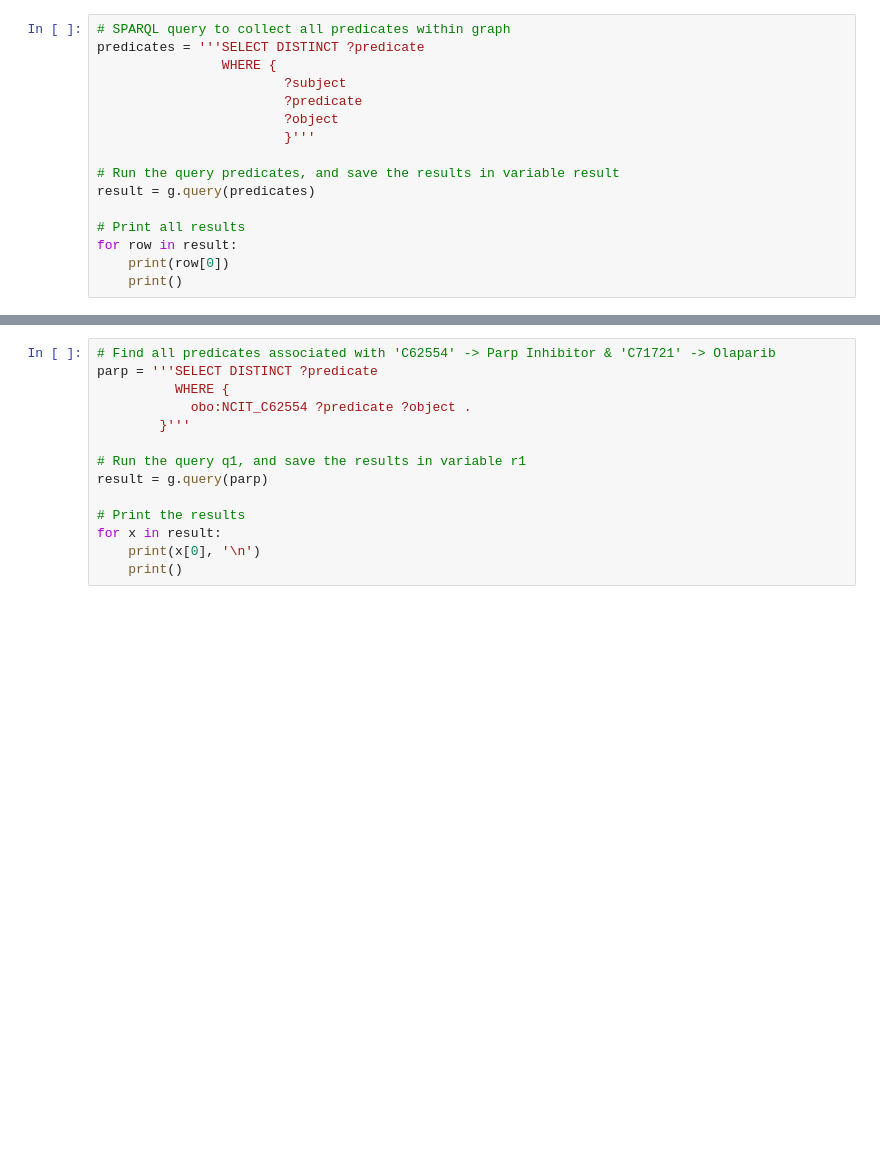
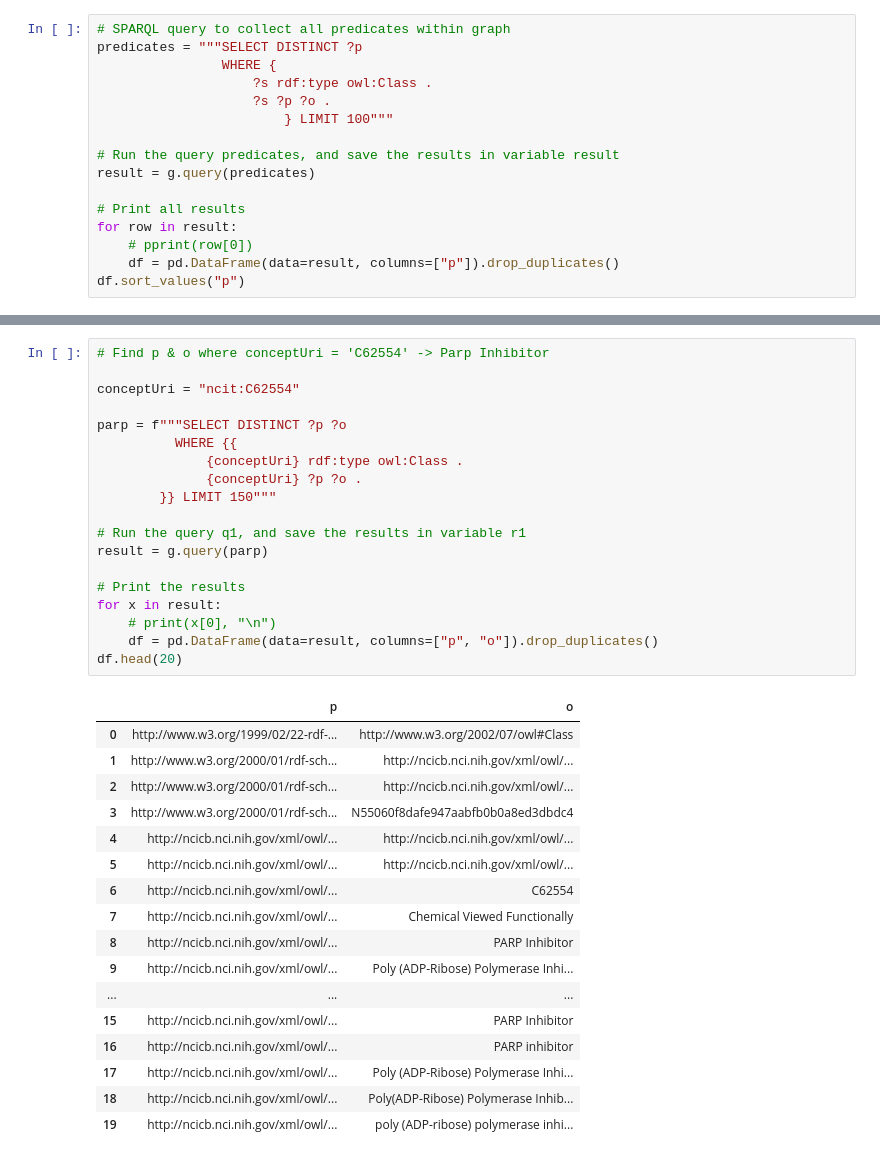
Before and after one commit to rcolinp/owl-obo-rdf-data-wrangle, a Jupyter notebook: parse_ncit_owl.ipynb, the cells around one changed output, grey strips where cells are left out. Cells and saved outputs as stored; diff of their text form; blank space fills up the shorter version.

```diff
--- a/parse_ncit_owl.ipynb
+++ b/parse_ncit_owl.ipynb
@@ -101,16 +207,16 @@ printtriples(g, 10)
 # %%
 # SPARQL query to collect all predicates within graph
-predicates = '''SELECT DISTINCT ?predicate
+predicates = """SELECT DISTINCT ?p
                 WHERE {
-                        ?subject
-                        ?predicate
-                        ?object
-                        }'''
+                    ?s rdf:type owl:Class .
+                    ?s ?p ?o .
+                        } LIMIT 100"""
 
 # Run the query predicates, and save the results in variable result
 result = g.query(predicates)
 
 # Print all results
 for row in result:
-    print(row[0])
-    print()
+    # pprint(row[0])
+    df = pd.DataFrame(data=result, columns=["p"]).drop_duplicates()
+df.sort_values("p")
@@ -117,14 +241,37 @@ for row in result:
 # %%
-# Find all predicates associated with 'C62554' -> Parp Inhibitor & 'C71721' -> Olaparib
-parp = '''SELECT DISTINCT ?predicate
-          WHERE {
-            obo:NCIT_C62554 ?predicate ?object .
-        }'''
+# Find p & o where conceptUri = 'C62554' -> Parp Inhibitor
+
+conceptUri = "ncit:C62554"
+
+parp = f"""SELECT DISTINCT ?p ?o
+          WHERE {{
+              {conceptUri} rdf:type owl:Class .
+              {conceptUri} ?p ?o .
+        }} LIMIT 150"""
 
 # Run the query q1, and save the results in variable r1
 result = g.query(parp)
 
 # Print the results
 for x in result:
-    print(x[0], '\n')
-    print()
+    # print(x[0], "\n")
+    df = pd.DataFrame(data=result, columns=["p", "o"]).drop_duplicates()
+df.head(20)
+# %% [output]
+|  | p | o |
+| 0 | http://www.w3.org/1999/02/22-rdf-... | http://www.w3.org/2002/07/owl#Class |
+| 1 | http://www.w3.org/2000/01/rdf-sch... | http://ncicb.nci.nih.gov/xml/owl/... |
+| 2 | http://www.w3.org/2000/01/rdf-sch... | http://ncicb.nci.nih.gov/xml/owl/... |
+| 3 | http://www.w3.org/2000/01/rdf-sch... | N55060f8dafe947aabfb0b0a8ed3dbdc4 |
+| 4 | http://ncicb.nci.nih.gov/xml/owl/... | http://ncicb.nci.nih.gov/xml/owl/... |
+| 5 | http://ncicb.nci.nih.gov/xml/owl/... | http://ncicb.nci.nih.gov/xml/owl/... |
+| 6 | http://ncicb.nci.nih.gov/xml/owl/... | C62554 |
+| 7 | http://ncicb.nci.nih.gov/xml/owl/... | Chemical Viewed Functionally |
+| 8 | http://ncicb.nci.nih.gov/xml/owl/... | PARP Inhibitor |
+| 9 | http://ncicb.nci.nih.gov/xml/owl/... | Poly (ADP-Ribose) Polymerase Inhi... |
+| ... | ... | ... |
+| 15 | http://ncicb.nci.nih.gov/xml/owl/... | PARP Inhibitor |
+| 16 | http://ncicb.nci.nih.gov/xml/owl/... | PARP inhibitor |
+| 17 | http://ncicb.nci.nih.gov/xml/owl/... | Poly (ADP-Ribose) Polymerase Inhi... |
+| 18 | http://ncicb.nci.nih.gov/xml/owl/... | Poly(ADP-Ribose) Polymerase Inhib... |
+| 19 | http://ncicb.nci.nih.gov/xml/owl/... | poly (ADP-ribose) polymerase inhi... |
```
Also changed, not shown: parts of 10 cells of this notebook.
